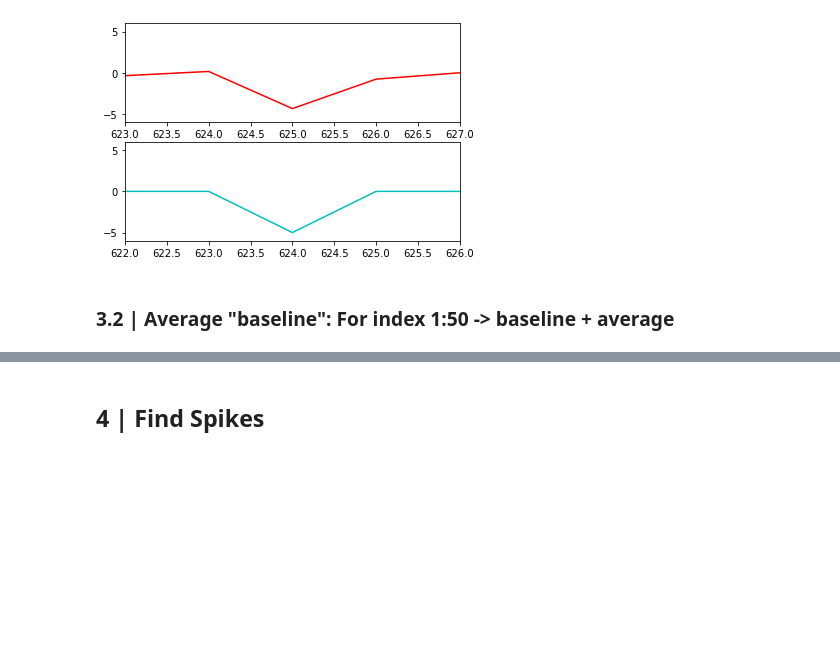
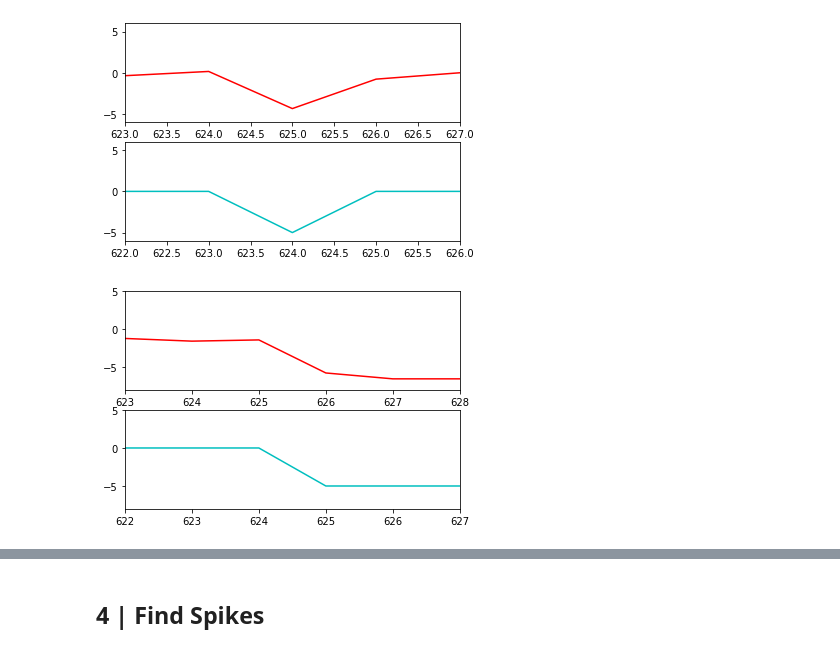
Before and after one commit to opavon/PAG_ephys_analysis, a Jupyter notebook: loose_seal/testpulse_Rseal_develop.ipynb, the cells around one changed output, grey strips where cells are left out. Drawn from its saved outputs; the diff is of its cells as text; code cells hidden in the pictures; blank space fills up the shorter version.

```diff
--- a/loose_seal/testpulse_Rseal_develop.ipynb
+++ b/loose_seal/testpulse_Rseal_develop.ipynb
@@ -271,5 +275,15 @@ plt.axis([622, 626, -6, 6])
 plt.show()
 # %% [output]
 [figure]
-# %% [markdown]
-### 3.2 | Average "baseline": For index 1:50 -> baseline + average
+# %%
+# Remember that by doing np.diff you have one less item in the array
+plt.figure(1)
+plt.subplot(211)
+plt.plot(sweep_IA, 'r')
+plt.axis([623, 628, -8, 5])
+plt.subplot(212)
+plt.plot(sweep_OA, 'c')
+plt.axis([622, 627, -8, 5])
+plt.show()
+# %% [output]
+[figure, added]
```
Also changed, not shown: parts of 16 cells of this notebook.
